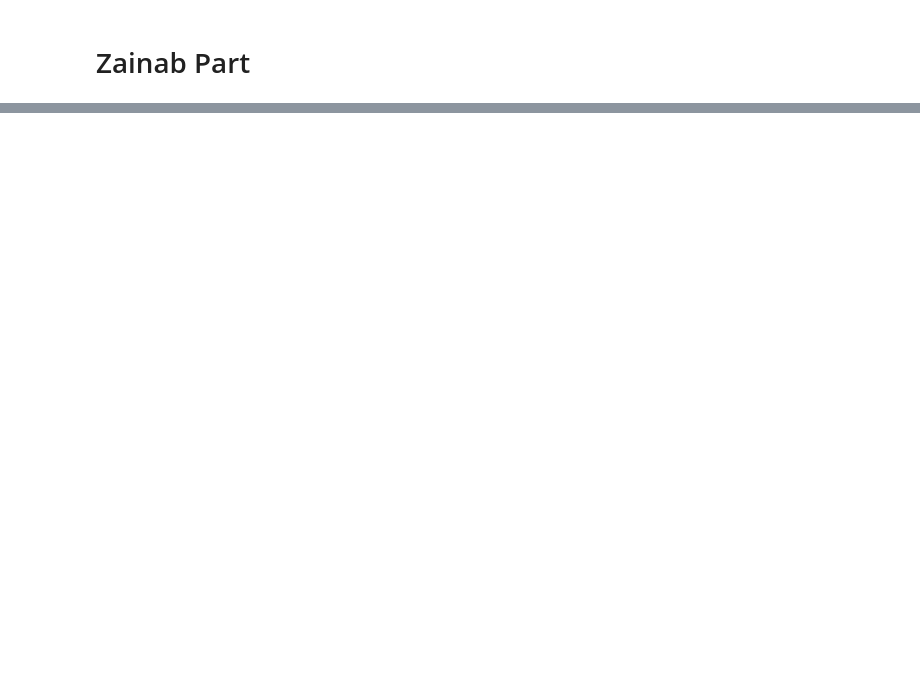
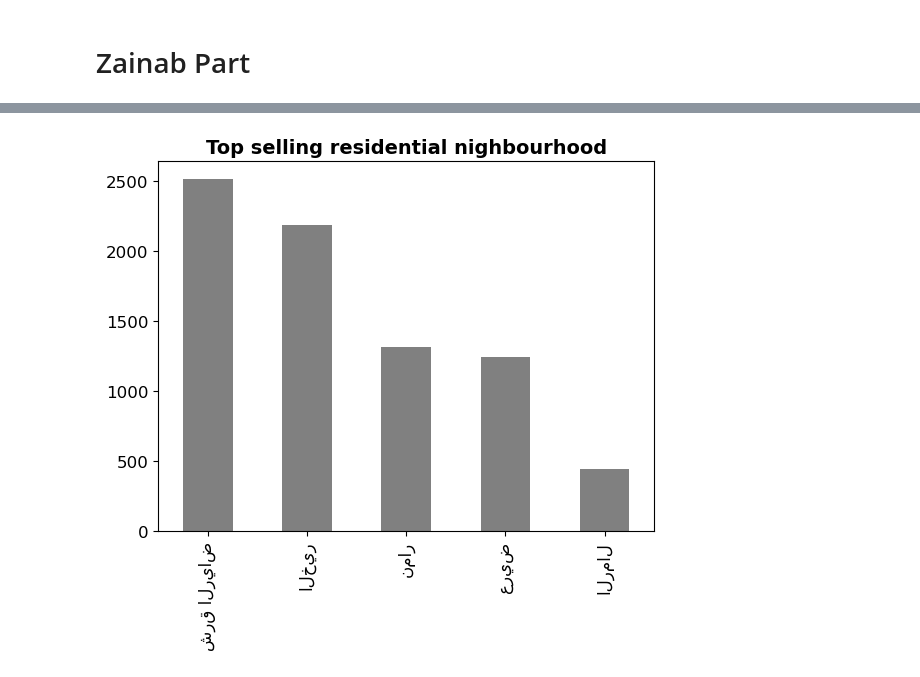
Before and after one commit to Tuwaiq-Data-Science-Bootcamp-V3/Bootcamp-Project-2-Data-Analysis, a Jupyter notebook: zainab_update/Project_real_stat.ipynb, the cells around one changed output, grey strips where cells are left out. Cells and saved outputs as stored; diff of their text form; code cells hidden in the pictures; blank space fills up the shorter version.

Commit message:
Amjad

```diff
--- a/zainab_update/Project_real_stat.ipynb
+++ b/zainab_update/Project_real_stat.ipynb
@@ -295,0 +464,3 @@ plt.pie(days_realEstatesNumberList,labels=days, autopct='%1.1f%%', startangle=90
+# %%
+#by Amjad
+ddf=pd.read_csv(r"'../Data/real_state_riyadh.csv'", usecols= ['Neighbourhood'])
@@ -295,0 +487,8 @@ plt.pie(days_realEstatesNumberList,labels=days, autopct='%1.1f%%', startangle=90
+# %%
+count_Neighbourhood=ddf['Neighbourhood'].value_counts()
+count_Neighbourhood.head().plot.bar(fontsize=12, color='grey')
+plt.title('Top selling residential nighbourhood', fontsize=14, weight="bold")
+width_bar = 0.50
+plt.show()
+# %% [output]
+[figure, added]
```
Also changed, not shown: parts of 31 cells of this notebook.
